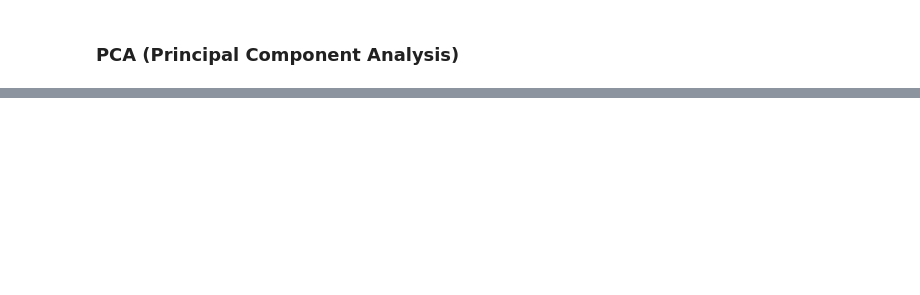
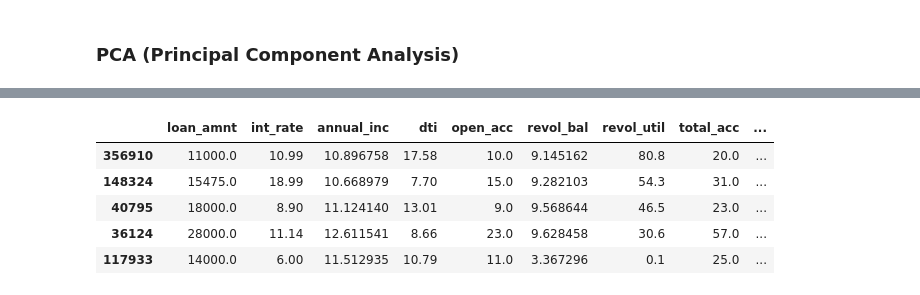
Before and after one commit to Sudais-shah/AI-Driven-Loan-Default-Prediction, a Jupyter notebook: Loan Default Predictor.ipynb, the cells around one changed output, grey strips where cells are left out. Drawn from its saved outputs; the diff is of its cells as text; code cells hidden in the pictures; blank space fills up the shorter version.

```diff
--- a/Loan Default Predictor.ipynb
+++ b/Loan Default Predictor.ipynb
@@ -362,0 +544,9 @@ plt.show()
+# %%
+X_train.head()
+# %% [output]
+|  | loan_amnt | int_rate | annual_inc | dti | open_acc | revol_bal | revol_util | total_acc | ... |
+| 356910 | 11000.0 | 10.99 | 10.896758 | 17.58 | 10.0 | 9.145162 | 80.8 | 20.0 | ... |
+| 148324 | 15475.0 | 18.99 | 10.668979 | 7.70 | 15.0 | 9.282103 | 54.3 | 31.0 | ... |
+| 40795 | 18000.0 | 8.90 | 11.124140 | 13.01 | 9.0 | 9.568644 | 46.5 | 23.0 | ... |
+| 36124 | 28000.0 | 11.14 | 12.611541 | 8.66 | 23.0 | 9.628458 | 30.6 | 57.0 | ... |
+| 117933 | 14000.0 | 6.00 | 11.512935 | 10.79 | 11.0 | 3.367296 | 0.1 | 25.0 | ... |
```
Also changed, not shown: parts of 34 cells of this notebook.
